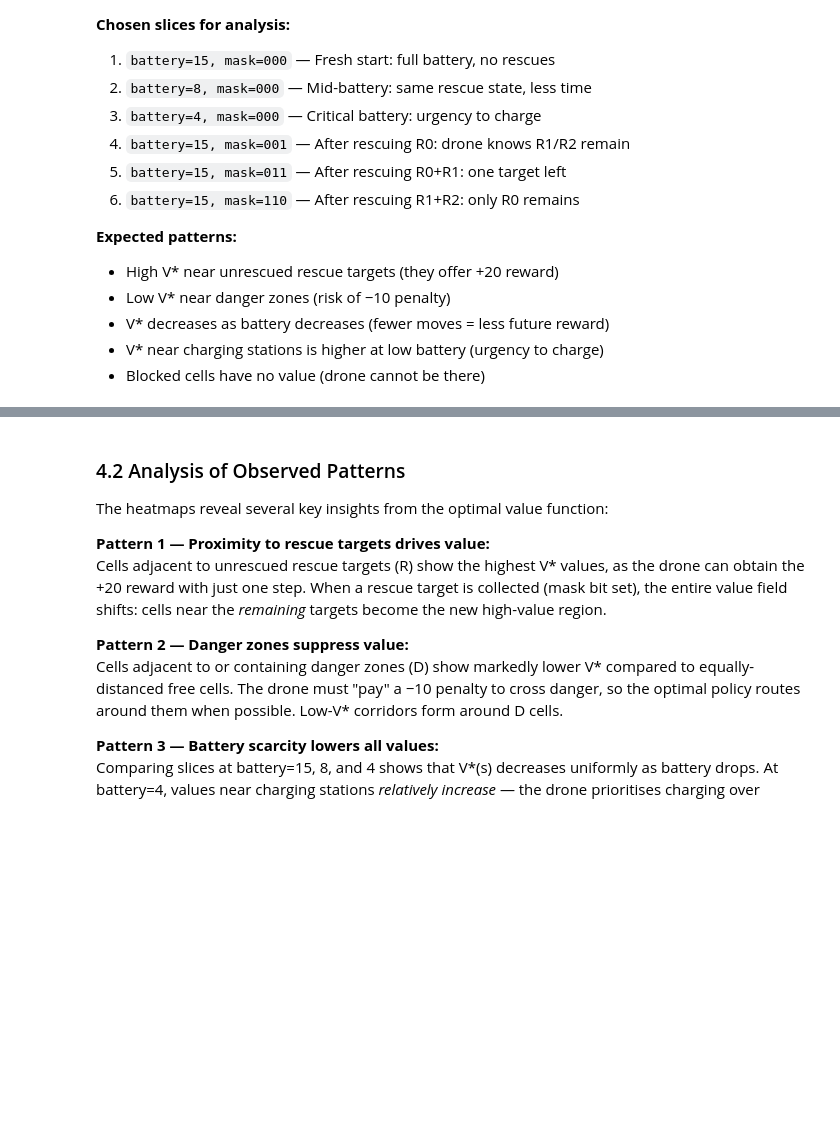
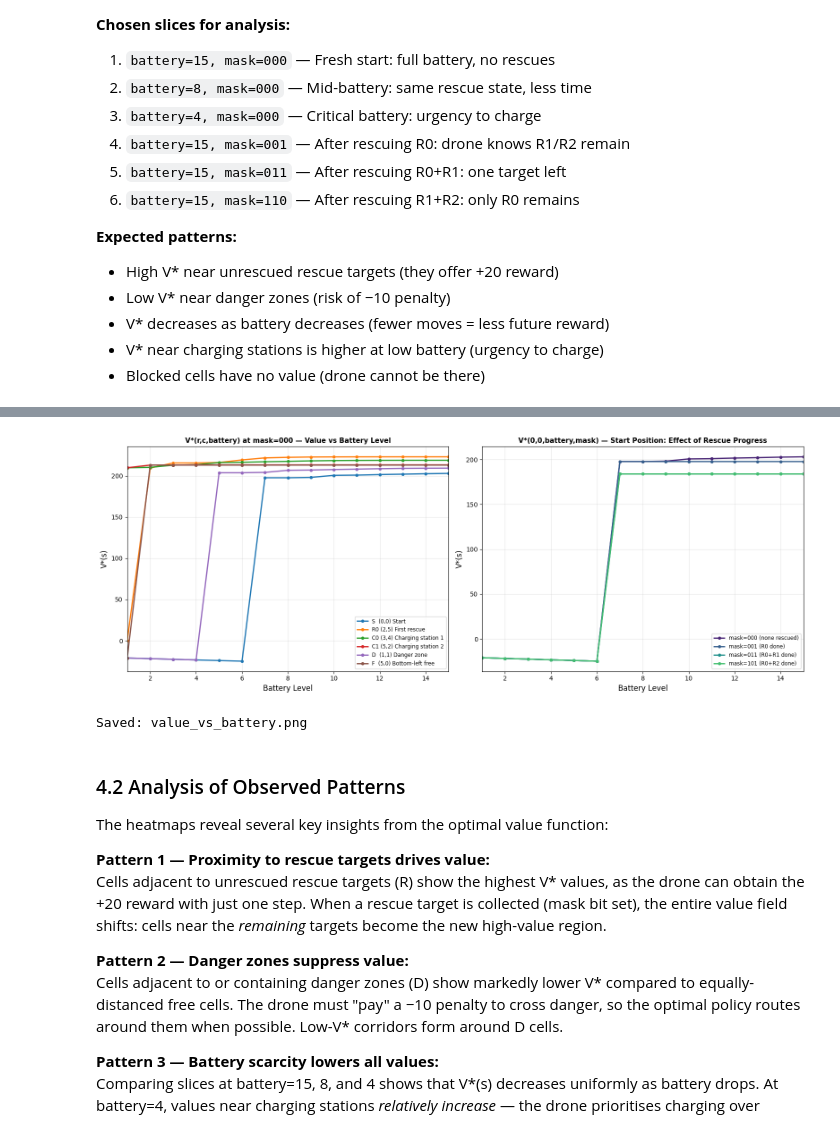
Before and after one commit to pkm-bits/DRL_DP_BITS_Sem2_Assignment, a Jupyter notebook: drone_rescue_dp.ipynb, the cells around one changed output, grey strips where cells are left out. Drawn from its saved outputs; the diff is of its cells as text; code cells hidden in the pictures; blank space fills up the shorter version.

```diff
--- a/drone_rescue_dp.ipynb
+++ b/drone_rescue_dp.ipynb
@@ -1799,7 +1954,7 @@ key_positions = [
     ((3, 4), 'C0 (3,4) Charging station 1'),
     ((5, 2), 'C1 (5,2) Charging station 2'),
     ((1, 1), 'D  (1,1) Danger zone'),
-    ((5, 3), 'F  (5,3) Bottom-row free'),
+    ((5, 0), 'F  (5,0) Bottom-left free'),
 ]
 
 colors = plt.cm.tab10(np.linspace(0, 1, len(key_positions)))
@@ -1820,33 +1975,36 @@ axes[0].set_xlim(1, MAX_BATTERY)
 
 # Right: V* at position (0,0) vs battery for each rescue mask value
 mask_labels = {
     0b000: '000 (none rescued)',
     0b001: '001 (R0 done)',
     0b011: '011 (R0+R1 done)',
     0b101: '101 (R0+R2 done)',
     0b111: '111 (all done — terminal)',
 }
 colors2 = plt.cm.viridis(np.linspace(0.1, 0.9, len(mask_labels)))
 
 for (m, mlabel), col in zip(mask_labels.items(), colors2):
     if m == FULL_MASK:
         continue   # Terminal mask: V=0 by definition
     values = [V_star.get((0, 0, bat, m), 0.0) for bat in battery_range]
     axes[1].plot(battery_range, values, 'o-', linewidth=2, markersize=4,
                  color=col, label=f'mask={mlabel}')
 
 axes[1].set_xlabel('Battery Level', fontsize=12)
 axes[1].set_ylabel('V*(s)', fontsize=12)
 axes[1].set_title('V*(0,0,battery,mask) — Start Position: Effect of Rescue Progress',
                   fontsize=11, fontweight='bold')
 axes[1].legend(fontsize=8.5, loc='lower right')
 axes[1].grid(True, alpha=0.3)
 axes[1].set_xlim(1, MAX_BATTERY)
 
 plt.tight_layout()
 plt.savefig('value_vs_battery.png', dpi=150, bbox_inches='tight')
 plt.show()
 print("Saved: value_vs_battery.png")
+# %% [output]
+[figure, added]
+Saved: value_vs_battery.png
 # %% [markdown]
 ### 4.2 Analysis of Observed Patterns
 
```
Also changed, not shown: parts of 18 cells of this notebook.
